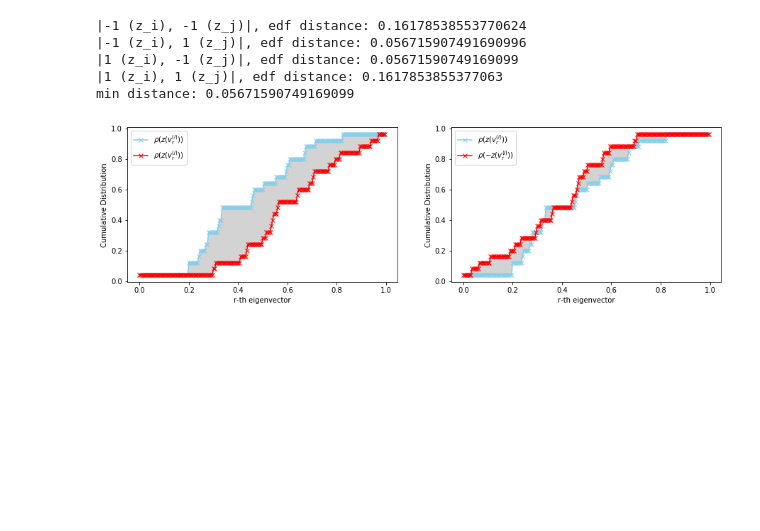
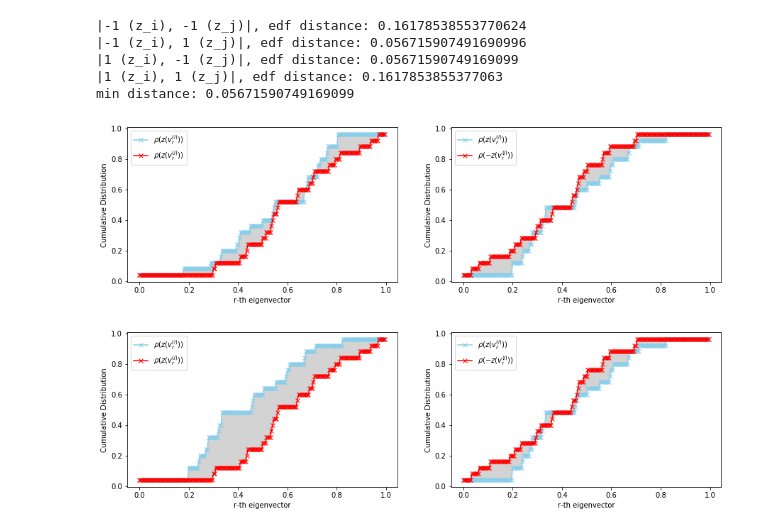
Before and after one commit to msarrias/graph-distance-for-complex-networks, a Jupyter notebook: 03-thesis-figures.ipynb, the cells around one changed output. Cells and saved outputs as stored; diff of their text form; code cells hidden in the pictures; blank space fills up the shorter version.

```diff
--- a/03-thesis-figures.ipynb
+++ b/03-thesis-figures.ipynb
@@ -66,9 +65,34 @@ cdf_grid_Gin = f.cdf(len(r_eigenv_Gi[r][1]),x,
                    f.normalize_eigenv(sorted(-r_eigenv_Gi[r][1], key=lambda x: x)))
 
 cdf_grid_Gjp = f.cdf(len(r_eigenv_Gj[r][1]),x,
-                   g.normalize_eigenv(sorted(r_eigenv_Gj[r][1], key=lambda x: x)))
+                   f.normalize_eigenv(sorted(r_eigenv_Gj[r][1], key=lambda x: x)))
 cdf_grid_Gjn = f.cdf(len(r_eigenv_Gj[r][1]),x,
                    f.normalize_eigenv(sorted(-r_eigenv_Gj[r][1], key=lambda x: x)))
+# %%
+fig = plt.figure(figsize=(15, 4))
+fig.tight_layout()
+ax1 = plt.subplot(1, 2, 1)
+ax1.plot(x, cdf_grid_Gin, '-x', color='skyblue', label = r'$\rho(z(v_r^{(i)}))$')
+ax1.plot(x, cdf_grid_Gjp, '-x',color='red', label = r'$\rho(z(v_r^{(j)}))$')
+ax1.fill(np.append(x, x[::-1]),
+           np.append(cdf_grid_Gjp, cdf_grid_Gin[::-1]),
+           'lightgrey')
+ax1.legend()
+plt.xlabel ('r-th eigenvector')
+plt.ylabel ('Cumulative Distribution')
+ax2 = plt.subplot(1, 2, 2)
+ax2.plot(x, cdf_grid_Gip, '-x', color='skyblue', label = r'$\rho(z(v_r^{(i)}))$')
+ax2.plot(x, cdf_grid_Gjn,'-x', color='red', label = r'$\rho(- z(v_r^{(j)}))$')
+ax2.fill(np.append(x, x[::-1]),
+           np.append(cdf_grid_Gip, cdf_grid_Gjn[::-1]),
+           'lightgrey')
+ax2.legend()
+plt.xlabel ('r-th eigenvector')
+plt.ylabel ('Cumulative Distribution')
+plt.savefig('01-Figures/eigen-distance')
+plt.show()
+# %% [output]
+[figure, added]
 # %%
 fig = plt.figure(figsize=(15, 4))
 fig.tight_layout()
```
Also changed, not shown: parts of 1 cell of this notebook, 4 other files.
